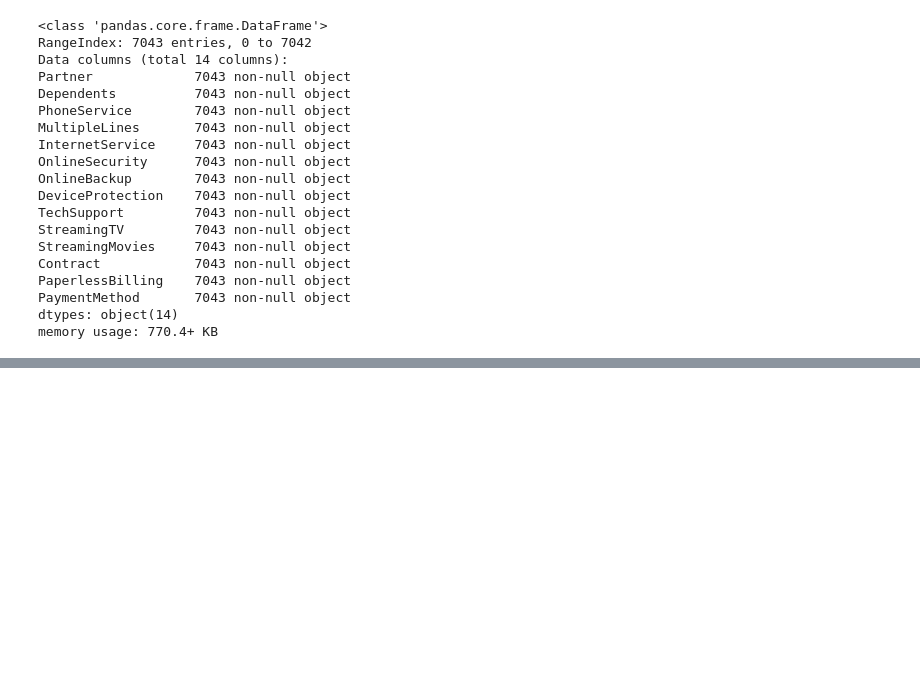
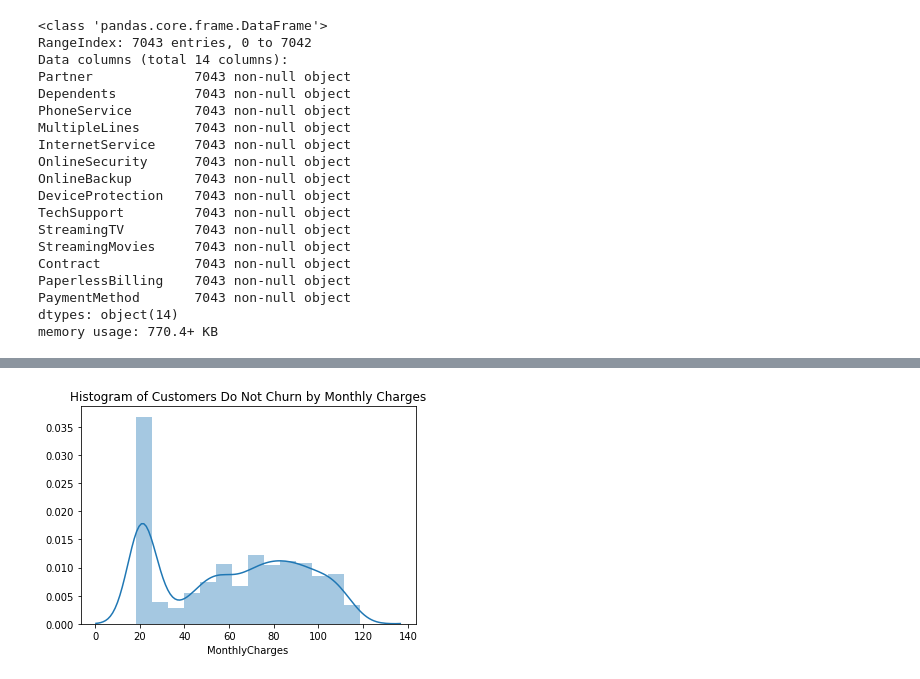
Before and after one commit to grantaguinaldo/mlnd-capstone, a Jupyter notebook: working/mlnd-capstone.ipynb, the cells around one changed output, grey strips where cells are left out. Saved outputs shown, nothing was run; the diff lists cells and outputs as text; code cells hidden in the pictures; blank space fills up the shorter version.

```diff
--- a/working/mlnd-capstone.ipynb
+++ b/working/mlnd-capstone.ipynb
@@ -310,0 +324,6 @@ memory usage: 770.4+ KB
+# %%
+sns.distplot(df[df['Churn'] == 'No']['MonthlyCharges'])
+plt.title('Histogram of Customers Do Not Churn by Monthly Charges')
+plt.show()
+# %% [output]
+[figure, added]
```
Also changed, not shown: parts of 7 cells of this notebook.
